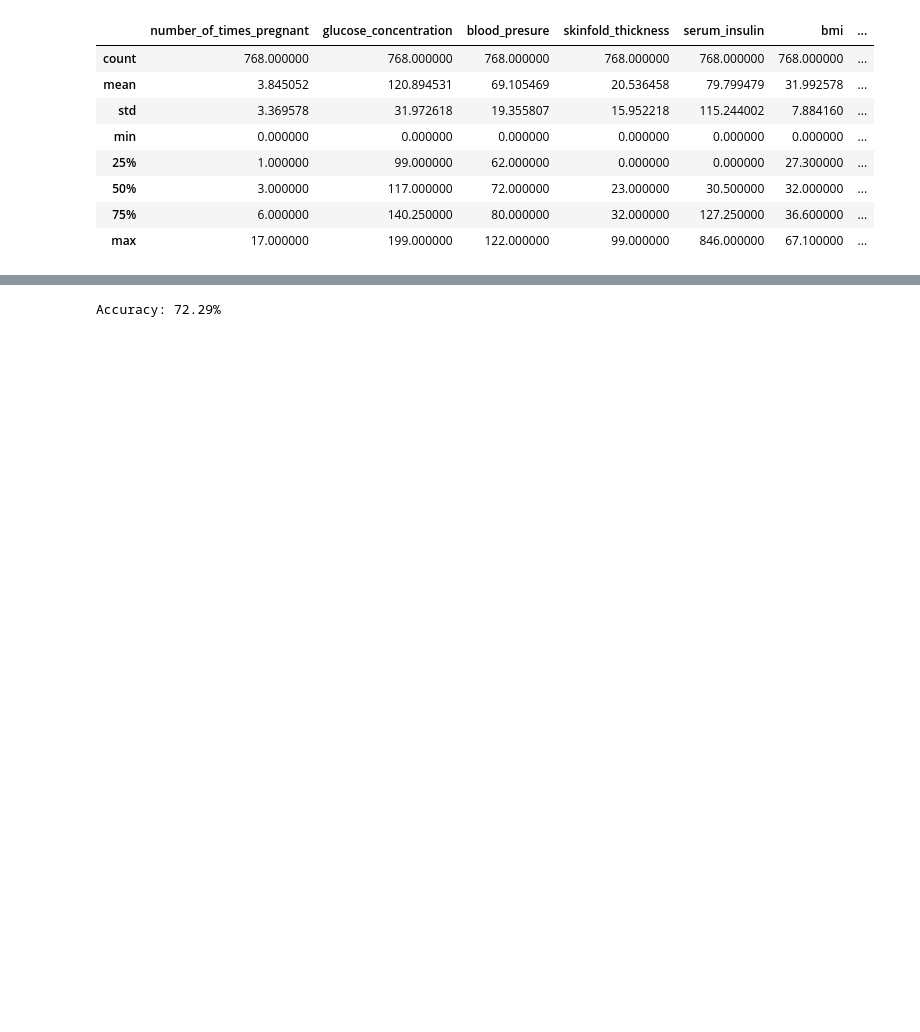
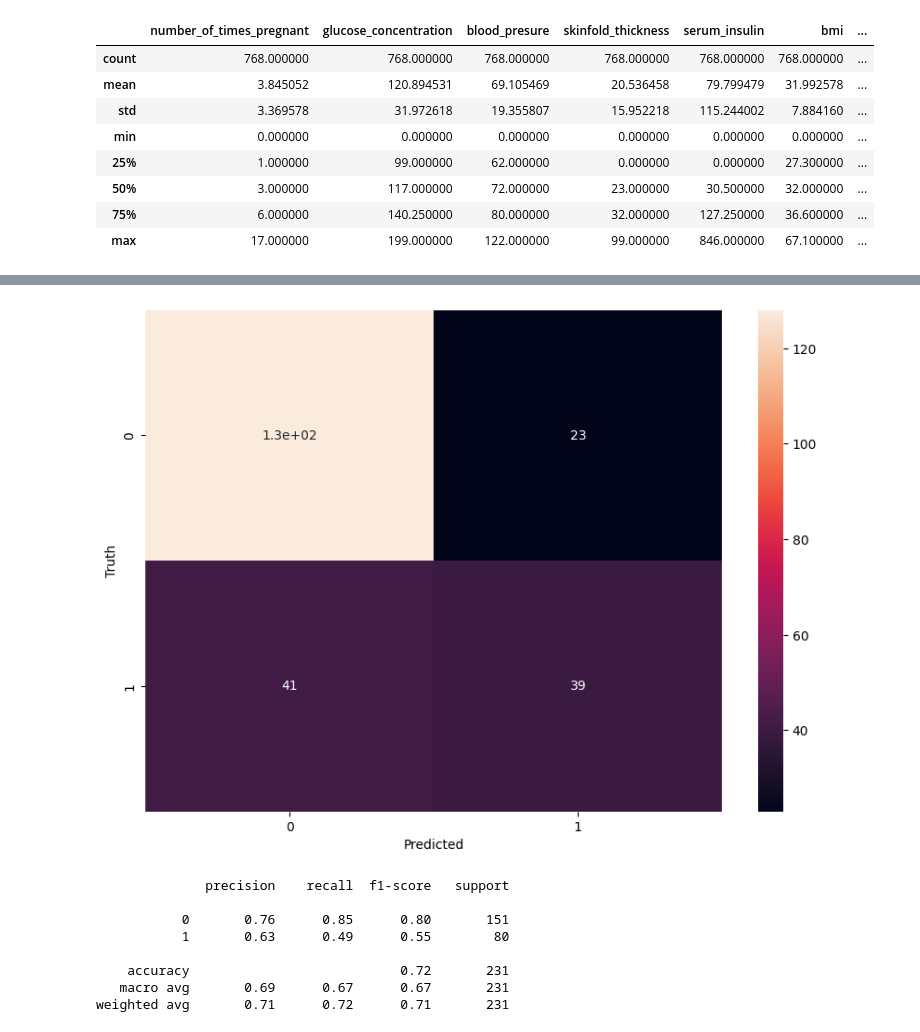
Before and after one commit to unworthyEnzyme/ml2, a Jupyter notebook: src/ml2/main.ipynb, the cells around one changed output, grey strips where cells are left out. Cells and saved outputs as stored; diff of their text form; code cells hidden in the pictures; blank space fills up the shorter version.

```diff
--- a/src/ml2/main.ipynb
+++ b/src/ml2/main.ipynb
@@ -51,18 +58,34 @@ Accuracy: 74.46%
 # %%
 # use k-nearest neighbors classifier
 from sklearn.neighbors import KNeighborsClassifier
+
 
 model = KNeighborsClassifier(n_neighbors=4)
 model.fit(X_train, y_train)
 
 # make predictions
 y_pred = model.predict(X_test)
 
 # evaluate the model
-accuracy = accuracy_score(y_test, y_pred)
-print(f'Accuracy: {accuracy * 100:.2f}%')
+confusion = metrics.confusion_matrix(y_test, y_pred)
+plt.figure(figsize=(10, 7))
+sns.heatmap(confusion, annot=True)
+plt.title('K-Nearest Neighbors Confusion Matrix')
+plt.xlabel('Predicted')
+plt.ylabel('Truth')
+plt.show()
+
+print(metrics.classification_report(y_test, y_pred))
 # %% [output]
+[figure, added]
-Accuracy: 72.29%
+              precision    recall  f1-score   support
+
+           0       0.76      0.85      0.80       151
+           1       0.63      0.49      0.55        80
+
+    accuracy                           0.72       231
+   macro avg       0.69      0.67      0.67       231
+weighted avg       0.71      0.72      0.71       231
 # %%
 # use support vector machine classifier
 from sklearn.svm import SVC
```
Also changed, not shown: parts of 4 cells of this notebook.
